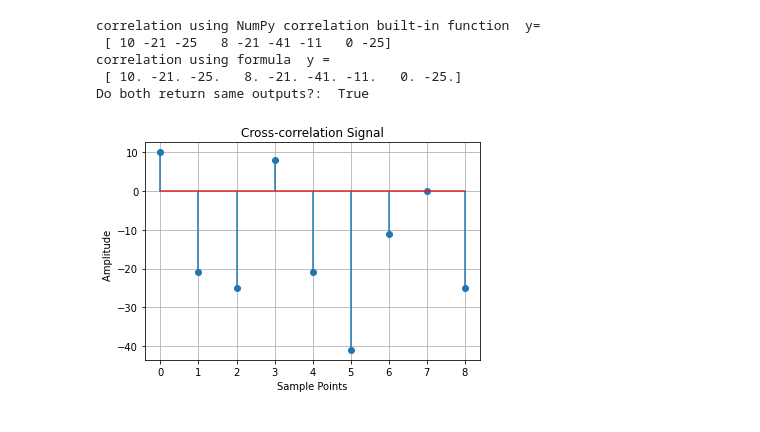
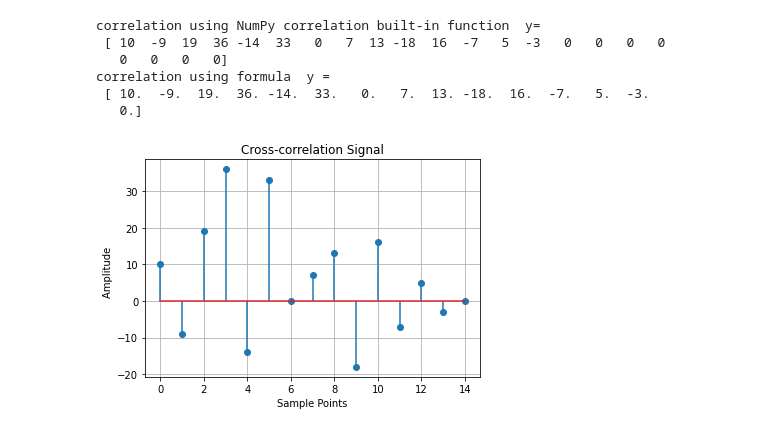
Before and after one commit to appledora/DSP_LAB_TASK, a Jupyter notebook: 3.ipynb, the cells around one changed output. Drawn from its saved outputs; the diff is of its cells as text; code cells hidden in the pictures.

```diff
--- a/3.ipynb
+++ b/3.ipynb
@@ -8,46 +8,45 @@ In signal processing, cross-correlation is a measure of similarity of two series
 import numpy as np
 import matplotlib.pyplot as plt
 # %%
-x = np.random.randint(-5,3,5)
-h = np.random.randint( 0,  9, 5)
-N1 = np.size(x)
-N2 = np.size(h)
+x = [2,-1,3,7,1,2,-3,0]
+h =  [1,-1,2,-2,4,1,-2,5]
+N1 = len(x)
+N2 = len(h)
 N = N1+N2-1
 y = np.zeros(N)
-for i in range (N2):
-    h[N2-1-i]=h[i]
-
-
 
 m = N-N1
 n = N-N2
 #Padding zeros to x and h to make their length to N
 x =np.pad(x,(0,m),'constant')
+y1 = np.correlate(x,h,"full")
+
+h.reverse()
 h =np.pad(h,(0,n),'constant')
-#Correlation using Correlation built-in function in NumPY
-y1 = np.correlate(x,h,"same")
+
+# np.flip(h)
 
 print('correlation using NumPy correlation built-in function  y=\n',y1)
 #correlation using formula
 for n in range (N):
     for k in range (N):
         if n >= k:
              y[n] = y[n]+x[n-k]*h[k]
 
 
 print('correlation using formula  y =\n',y)
-print("Do both return same outputs?: ", np.allclose(y, y1))
 
 plt.stem(y)
 plt.xlabel('Sample Points')
 plt.ylabel('Amplitude  ')
 plt.title('Cross-correlation Signal')
 plt.grid(True)
 plt.show()
 # %% [output]
 correlation using NumPy correlation built-in function  y=
- [ 10 -21 -25   8 -21 -41 -11   0 -25]
+ [ 10  -9  19  36 -14  33   0   7  13 -18  16  -7   5  -3   0   0   0   0
+   0   0   0   0]
 correlation using formula  y =
- [ 10. -21. -25.   8. -21. -41. -11.   0. -25.]
-Do both return same outputs?:  True
+ [ 10.  -9.  19.  36. -14.  33.   0.   7.  13. -18.  16.  -7.   5.  -3.
+   0.]
-[figure, old version]
+[figure, new version]
```
Also changed, not shown: 2 other files.
